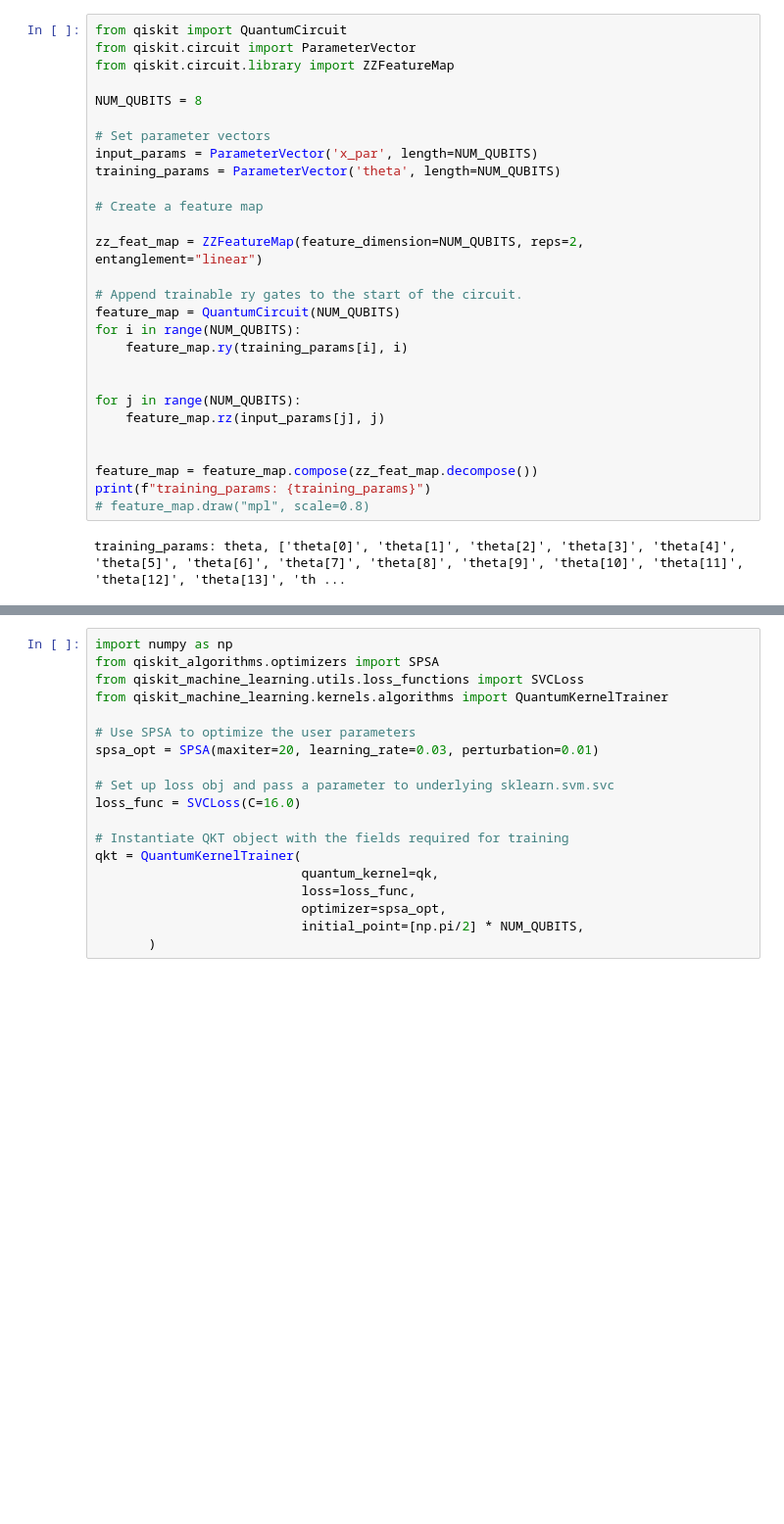
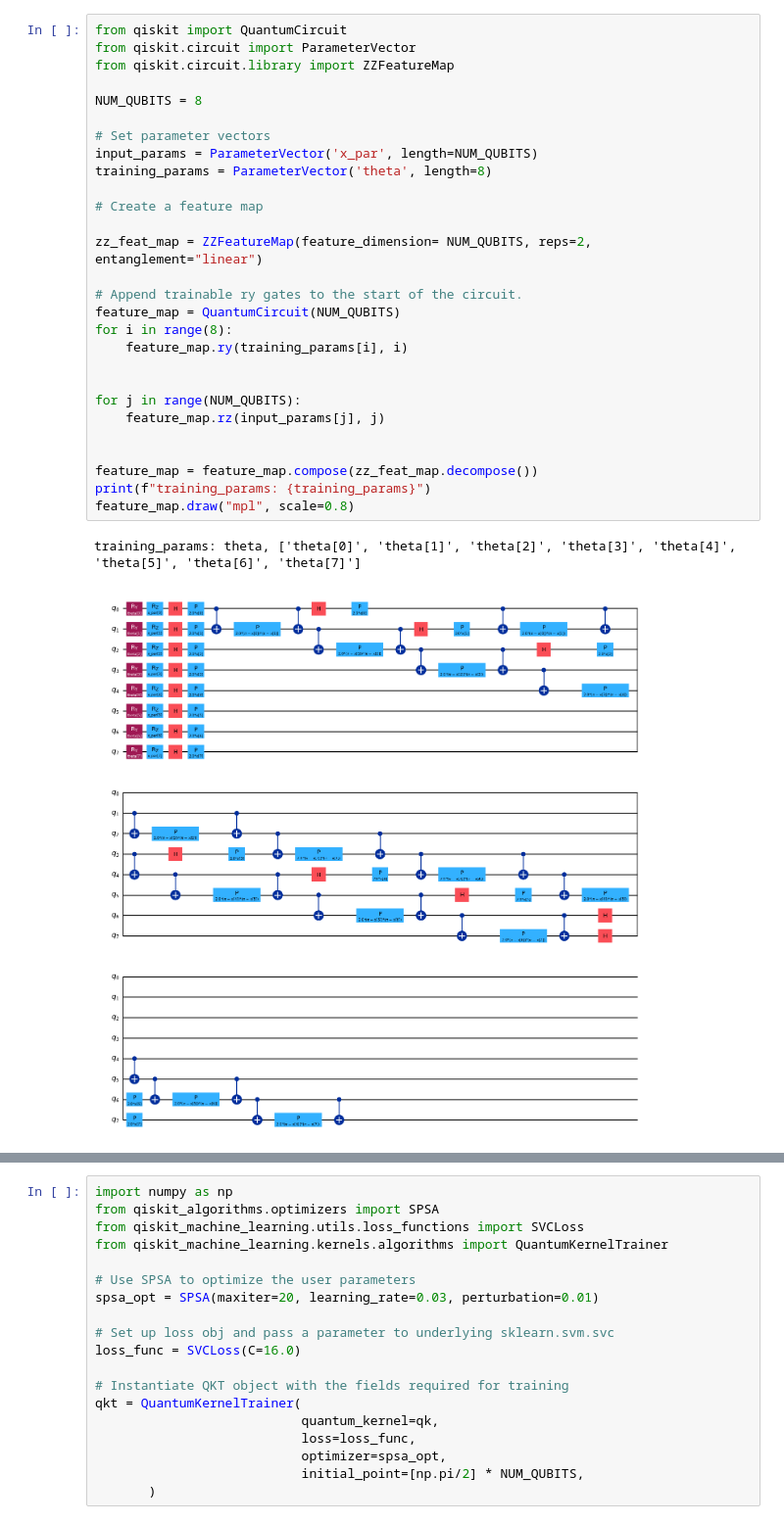
Before and after one commit to ChowdhuryShaswata/dqsvc_v2, a Jupyter notebook: custom_dqsvc.ipynb, the cells around one changed output, grey strips where cells are left out. Shown: that part at 98% size. Saved outputs shown, nothing was run; the diff lists cells and outputs as text; blank space fills up the shorter version.

```diff
--- a/custom_dqsvc.ipynb
+++ b/custom_dqsvc.ipynb
@@ -1,33 +1,34 @@
 # %%
 from qiskit import QuantumCircuit
 from qiskit.circuit import ParameterVector
 from qiskit.circuit.library import ZZFeatureMap
 
 NUM_QUBITS = 8
 
 # Set parameter vectors
 input_params = ParameterVector('x_par', length=NUM_QUBITS)
-training_params = ParameterVector('theta', length=NUM_QUBITS)
+training_params = ParameterVector('theta', length=8)
 
 # Create a feature map
 
-zz_feat_map = ZZFeatureMap(feature_dimension=NUM_QUBITS, reps=2, entanglement="linear")
+zz_feat_map = ZZFeatureMap(feature_dimension= NUM_QUBITS, reps=2, entanglement="linear")
 
 # Append trainable ry gates to the start of the circuit.
 feature_map = QuantumCircuit(NUM_QUBITS)
-for i in range(NUM_QUBITS):
+for i in range(8):
     feature_map.ry(training_params[i], i)
 
 
 for j in range(NUM_QUBITS):
     feature_map.rz(input_params[j], j)
 
 
 feature_map = feature_map.compose(zz_feat_map.decompose())
 print(f"training_params: {training_params}")
-# feature_map.draw("mpl", scale=0.8)
+feature_map.draw("mpl", scale=0.8)
 # %% [output]
-training_params: theta, ['theta[0]', 'theta[1]', 'theta[2]', 'theta[3]', 'theta[4]', 'theta[5]', 'theta[6]', 'theta[7]', 'theta[8]', 'theta[9]', 'theta[10]', 'theta[11]', 'theta[12]', 'theta[13]', 'th ...
+training_params: theta, ['theta[0]', 'theta[1]', 'theta[2]', 'theta[3]', 'theta[4]', 'theta[5]', 'theta[6]', 'theta[7]']
+[figure, added]
 # %%
 from qiskit_machine_learning.kernels import TrainableFidelityQuantumKernel
 
```
Also changed, not shown: parts of 2 cells of this notebook, 22 other files.
